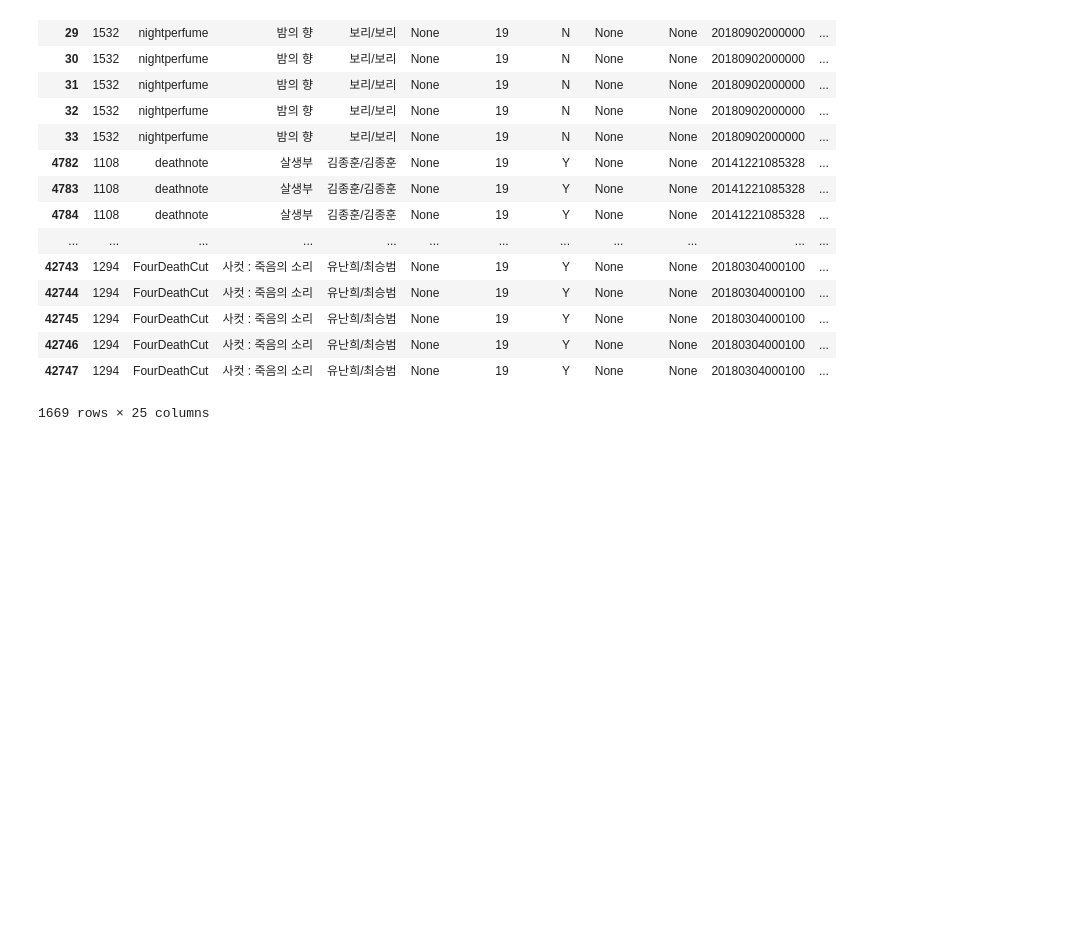
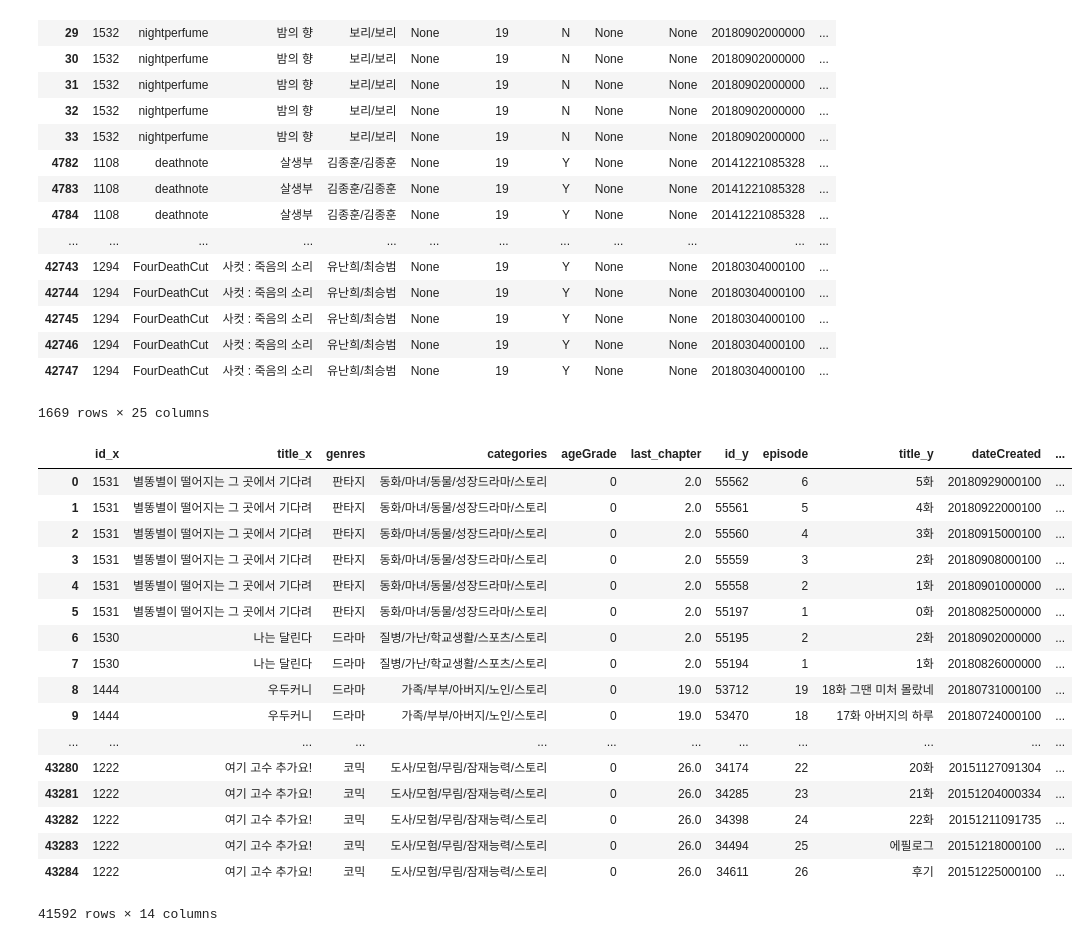
Before and after one commit to brightscannon/Webtoon_recommand_system, a Jupyter notebook: 1_Daum_EDA.ipynb, the cells around one changed output. Saved outputs shown, nothing was run; the diff lists cells and outputs as text; code cells hidden in the pictures; blank space fills up the shorter version.

```diff
--- a/1_Daum_EDA.ipynb
+++ b/1_Daum_EDA.ipynb
@@ -884,3 +884,24 @@ merged_df[merged_df['ageGrade']>0]
 | 42746 | 1294 | FourDeathCut | 사컷 : 죽음의 소리 | 유난희/최승범 | None | 19 | Y | None | None | 20180304000100 | ... |
 | 42747 | 1294 | FourDeathCut | 사컷 : 죽음의 소리 | 유난희/최승범 | None | 19 | Y | None | None | 20180304000100 | ... |
 1669 rows × 25 columns
+# %%
+merged_df[['id_x','title_x','genres','categories','ageGrade', 'last_chapter', 'id_y','episode','title_y', 'dateCreated','serviceType', 'price', 'voting', 'review_count']].dropna()
+# %% [output]
+|  | id_x | title_x | genres | categories | ageGrade | last_chapter | id_y | episode | title_y | dateCreated | ... |
+| 0 | 1531 | 별똥별이 떨어지는 그 곳에서 기다려 | 판타지 | 동화/마녀/동물/성장드라마/스토리 | 0 | 2.0 | 55562 | 6 | 5화 | 20180929000100 | ... |
+| 1 | 1531 | 별똥별이 떨어지는 그 곳에서 기다려 | 판타지 | 동화/마녀/동물/성장드라마/스토리 | 0 | 2.0 | 55561 | 5 | 4화 | 20180922000100 | ... |
+| 2 | 1531 | 별똥별이 떨어지는 그 곳에서 기다려 | 판타지 | 동화/마녀/동물/성장드라마/스토리 | 0 | 2.0 | 55560 | 4 | 3화 | 20180915000100 | ... |
+| 3 | 1531 | 별똥별이 떨어지는 그 곳에서 기다려 | 판타지 | 동화/마녀/동물/성장드라마/스토리 | 0 | 2.0 | 55559 | 3 | 2화 | 20180908000100 | ... |
+| 4 | 1531 | 별똥별이 떨어지는 그 곳에서 기다려 | 판타지 | 동화/마녀/동물/성장드라마/스토리 | 0 | 2.0 | 55558 | 2 | 1화 | 20180901000000 | ... |
+| 5 | 1531 | 별똥별이 떨어지는 그 곳에서 기다려 | 판타지 | 동화/마녀/동물/성장드라마/스토리 | 0 | 2.0 | 55197 | 1 | 0화 | 20180825000000 | ... |
+| 6 | 1530 | 나는 달린다 | 드라마 | 질병/가난/학교생활/스포츠/스토리 | 0 | 2.0 | 55195 | 2 | 2화 | 20180902000000 | ... |
+| 7 | 1530 | 나는 달린다 | 드라마 | 질병/가난/학교생활/스포츠/스토리 | 0 | 2.0 | 55194 | 1 | 1화 | 20180826000000 | ... |
+| 8 | 1444 | 우두커니 | 드라마 | 가족/부부/아버지/노인/스토리 | 0 | 19.0 | 53712 | 19 | 18화 그땐 미처 몰랐네 | 20180731000100 | ... |
+| 9 | 1444 | 우두커니 | 드라마 | 가족/부부/아버지/노인/스토리 | 0 | 19.0 | 53470 | 18 | 17화 아버지의 하루 | 20180724000100 | ... |
+| ... | ... | ... | ... | ... | ... | ... | ... | ... | ... | ... | ... |
+| 43280 | 1222 | 여기 고수 추가요! | 코믹 | 도사/모험/무림/잠재능력/스토리 | 0 | 26.0 | 34174 | 22 | 20화 | 20151127091304 | ... |
+| 43281 | 1222 | 여기 고수 추가요! | 코믹 | 도사/모험/무림/잠재능력/스토리 | 0 | 26.0 | 34285 | 23 | 21화 | 20151204000334 | ... |
+| 43282 | 1222 | 여기 고수 추가요! | 코믹 | 도사/모험/무림/잠재능력/스토리 | 0 | 26.0 | 34398 | 24 | 22화 | 20151211091735 | ... |
+| 43283 | 1222 | 여기 고수 추가요! | 코믹 | 도사/모험/무림/잠재능력/스토리 | 0 | 26.0 | 34494 | 25 | 에필로그 | 20151218000100 | ... |
+| 43284 | 1222 | 여기 고수 추가요! | 코믹 | 도사/모험/무림/잠재능력/스토리 | 0 | 26.0 | 34611 | 26 | 후기 | 20151225000100 | ... |
+41592 rows × 14 columns
```
Also changed, not shown: parts of 11 cells of this notebook.
